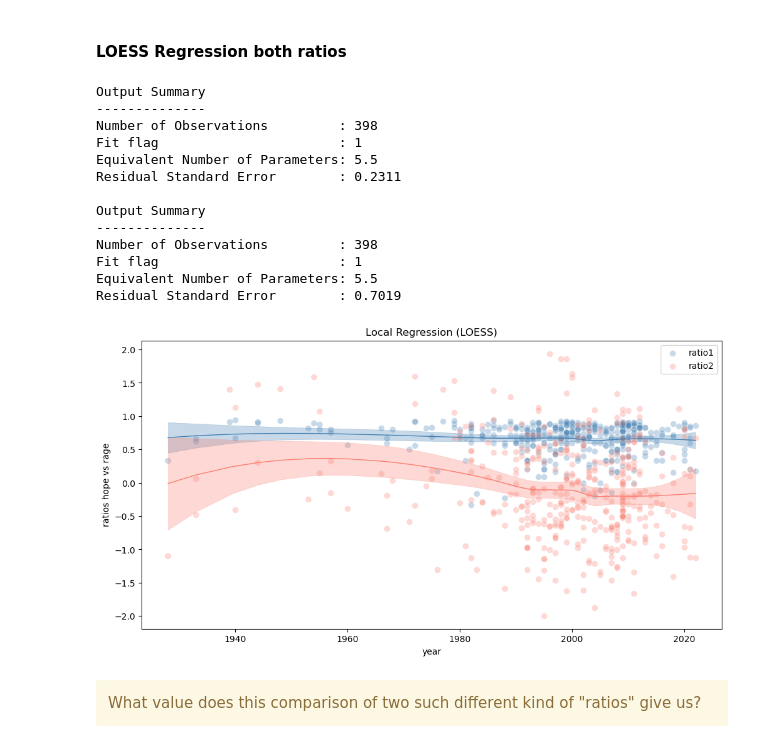
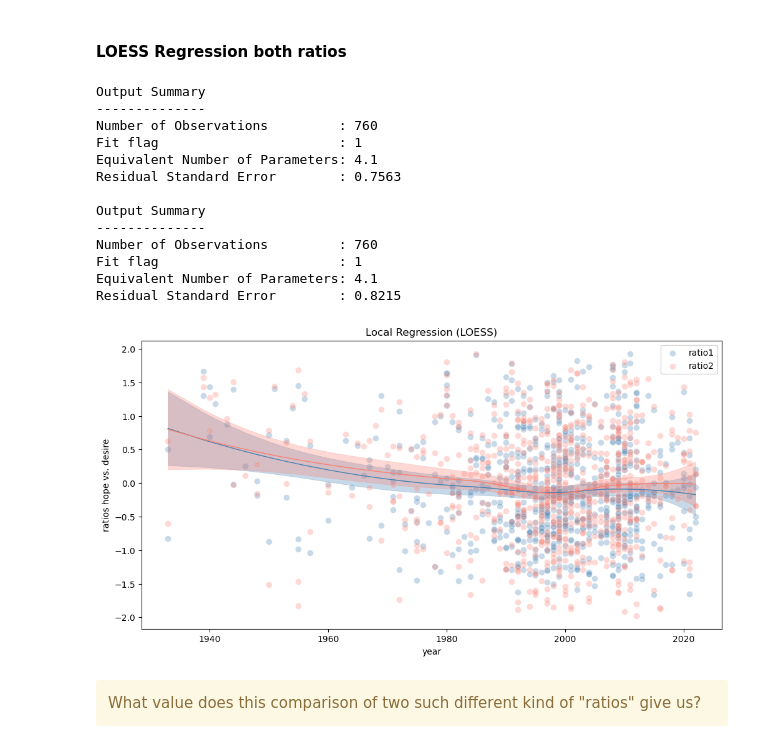
Before and after one commit to dominikpegler/computational-social-sciences, a Jupyter notebook: assignments/Assignment 3 - Diachronic analysis of movie dialogues.ipynb, the cells around one changed output. Saved outputs shown, nothing was run; the diff lists cells and outputs as text; code cells hidden in the pictures.

```diff
--- a/assignments/Assignment 3 - Diachronic analysis of movie dialogues.ipynb
+++ b/assignments/Assignment 3 - Diachronic analysis of movie dialogues.ipynb
@@ -986,42 +1031,52 @@ def loess_plot(df, x_var, y_var, ax, color, label):
         y1=ci_band["y_upper"],
         y2=ci_band["y_lower"],
         alpha=0.3,
         linewidth=0.5,
         color=color,
     )
     ax.set_title("Local Regression (LOESS)")
     ax.set_ylabel(y_var)
     plt.legend()
 
     return loess_model.output_summary()
 
 
 summary1 = loess_plot(
-    df_clean, "year", "ratio_hope_rage_out", ax, color="steelblue", label="ratio1"
+    df_clean,
+    "year",
+    "z_ratio_" + seed_word + "_" + ctrl_seed_word + "_out",
+    ax,
+    color="steelblue",
+    label="ratio1",
 )
 summary2 = loess_plot(
-    df_clean, "year", "ratio_hope_rage2_out", ax, color="salmon", label="ratio2"
+    df_clean,
+    "year",
+    "z_ratio_" + seed_word + "_" + ctrl_seed_word + "2_out",
+    ax,
+    color="salmon",
+    label="ratio2",
 )
 
 print(summary1, "\n")
 print(summary2)
 
-plt.ylabel("ratios hope vs rage")
+plt.ylabel(f"ratios {seed_word} vs. {ctrl_seed_word}")
 plt.savefig("fig_ratio_loess.png", dpi=300)
 # %% [output]
 Output Summary
 --------------
-Number of Observations         : 398
+Number of Observations         : 760
 Fit flag                       : 1
-Equivalent Number of Parameters: 5.5
-Residual Standard Error        : 0.2311
+Equivalent Number of Parameters: 4.1
+Residual Standard Error        : 0.7563
 
 Output Summary
 --------------
-Number of Observations         : 398
+Number of Observations         : 760
 Fit flag                       : 1
-Equivalent Number of Parameters: 5.5
-Residual Standard Error        : 0.7019
+Equivalent Number of Parameters: 4.1
+Residual Standard Error        : 0.8215
-[figure, old version]
+[figure, new version]
 # %% [markdown]
 <div class="alert alert-warning">What value does this comparison of two such different kind of "ratios" give us?</div>
```
Also changed, not shown: parts of 41 cells of this notebook.
